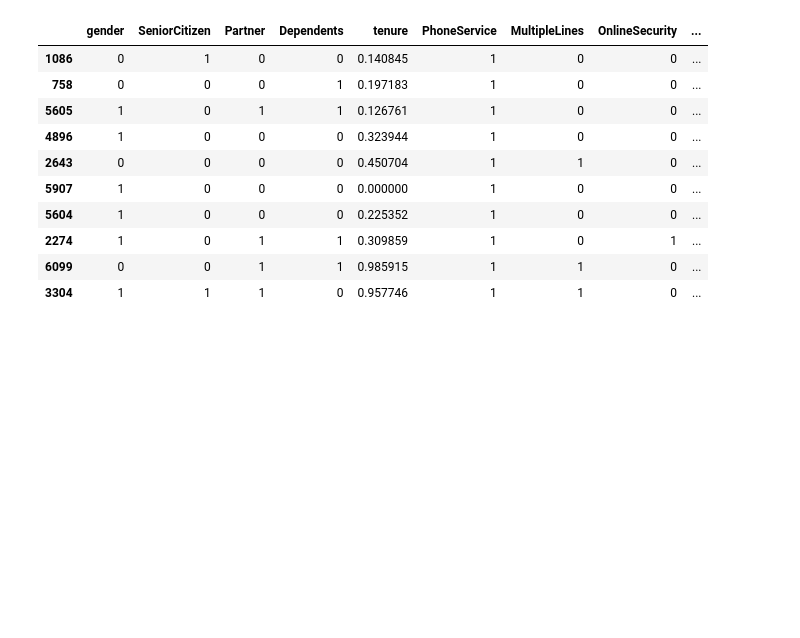
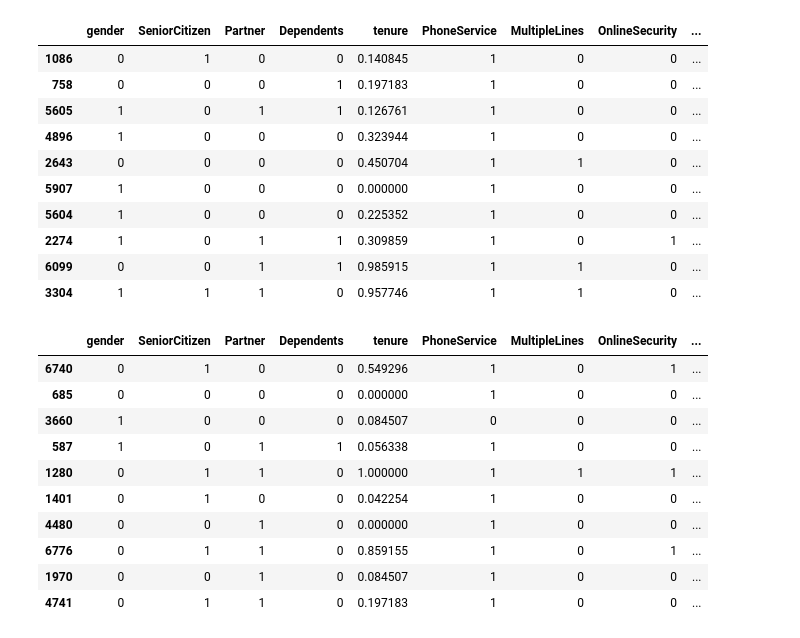
Before and after one commit to kamijoseph/Customer-Churn-Prediction, a Jupyter notebook: main.ipynb, the cells around one changed output. Saved outputs shown, nothing was run; the diff lists cells and outputs as text; code cells hidden in the pictures; blank space fills up the shorter version.

Commit message:
train test splitting the dataset

```diff
--- a/main.ipynb
+++ b/main.ipynb
@@ -328,4 +328,18 @@ data.sample(10)
 | 6099 | 0 | 0 | 1 | 1 | 0.985915 | 1 | 1 | 0 | ... |
 | 3304 | 1 | 1 | 1 | 0 | 0.957746 | 1 | 1 | 0 | ... |
 # %%
-# building the artificial neural network
+# splitting into X features and y labels
+X, y = data.drop("Churn", axis=1), data["Churn"]
+X.sample(10)
+# %% [output]
+|  | gender | SeniorCitizen | Partner | Dependents | tenure | PhoneService | MultipleLines | OnlineSecurity | ... |
+| 6740 | 0 | 1 | 0 | 0 | 0.549296 | 1 | 0 | 1 | ... |
+| 685 | 0 | 0 | 0 | 0 | 0.000000 | 1 | 0 | 0 | ... |
+| 3660 | 1 | 0 | 0 | 0 | 0.084507 | 0 | 0 | 0 | ... |
+| 587 | 1 | 0 | 1 | 1 | 0.056338 | 1 | 0 | 0 | ... |
+| 1280 | 0 | 1 | 1 | 0 | 1.000000 | 1 | 1 | 1 | ... |
+| 1401 | 0 | 1 | 0 | 0 | 0.042254 | 1 | 0 | 0 | ... |
+| 4480 | 0 | 0 | 1 | 0 | 0.000000 | 1 | 0 | 0 | ... |
+| 6776 | 0 | 1 | 1 | 0 | 0.859155 | 1 | 0 | 1 | ... |
+| 1970 | 0 | 0 | 1 | 0 | 0.084507 | 1 | 0 | 0 | ... |
+| 4741 | 0 | 1 | 1 | 0 | 0.197183 | 1 | 0 | 0 | ... |
```
Also changed, not shown: parts of 2 cells of this notebook.
